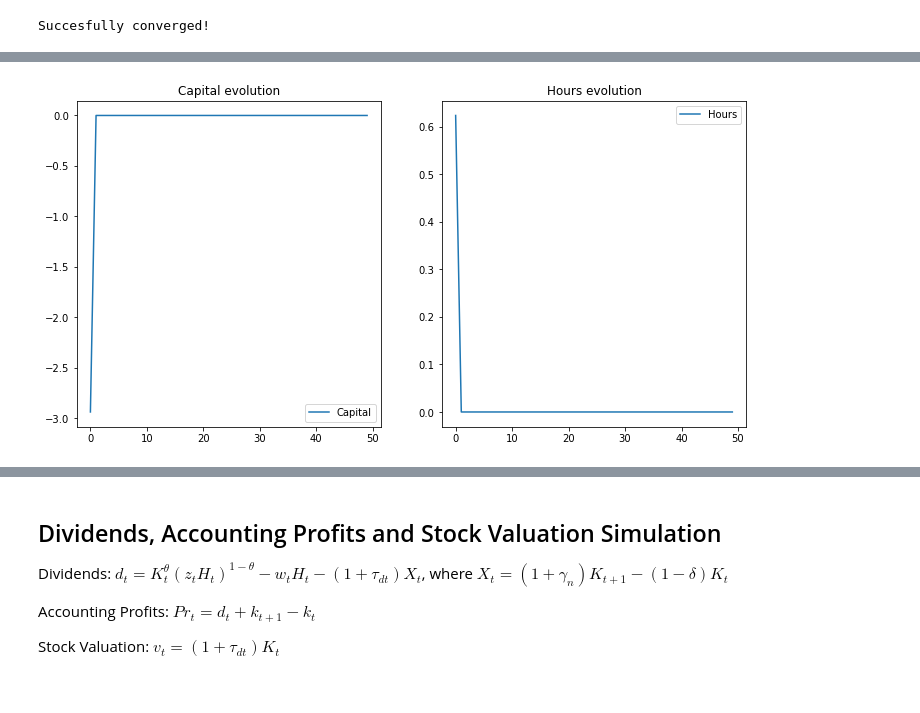
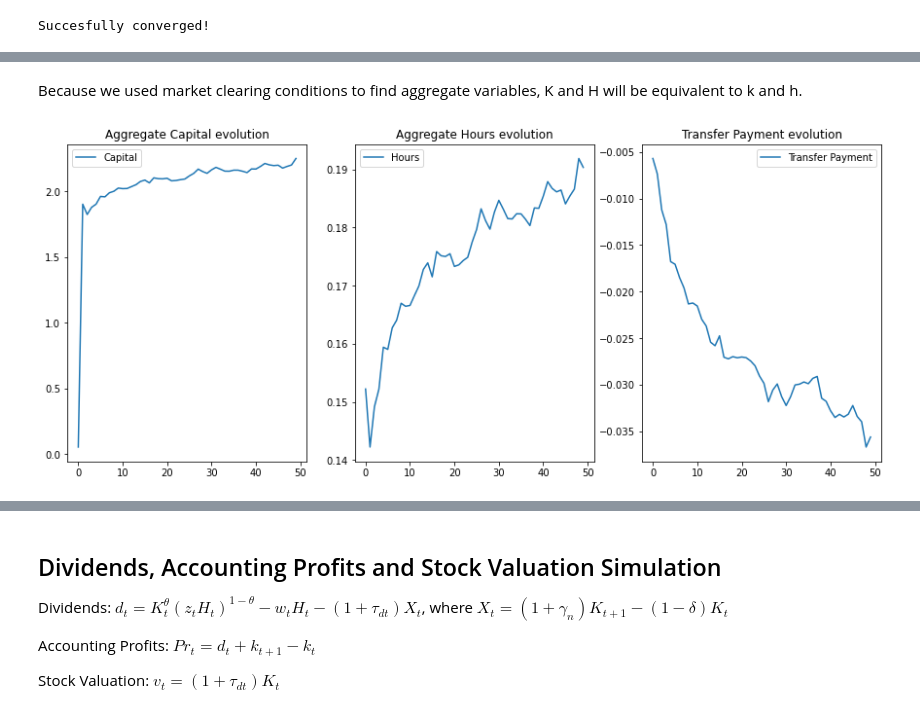
Before and after one commit to hamecetin/Quantitative-Methods-1, a Jupyter notebook: PS3/Homework_3_Econ8185_Hasan_Cetin.ipynb, the cells around one changed output, grey strips where cells are left out. Drawn from its saved outputs; the diff is of its cells as text; code cells hidden in the pictures.

```diff
--- a/PS3/Homework_3_Econ8185_Hasan_Cetin.ipynb
+++ b/PS3/Homework_3_Econ8185_Hasan_Cetin.ipynb
@@ -1165,13 +965,19 @@ And we will assume that the initial period the variables starts from their stead
 # %%
 Model = LQ()
 Model.convergence()
+
+def u(lnk, lnz, tc, th, td, tp, lng):
+    return - np.linalg.inv(Model.R + Model.W_z.T @ Model.Ψ) @ (Model.R @ Model.F + Model.W_y.T + Model.W_z.T @ Model.Θ) @ np.array([1, lnk, lnz, tc, th, td, tp, lng])
 
 Θ = Model.Θ
 Ψ = Model.Ψ
 P = Model.P
 F = Model.F
 
-time = 100
+time = 250
+
+#The shocks
+shocks = np.random.normal(loc=0.0, scale=0.01, size=(time, 6))
 
 #The variables
 τ_c = np.zeros(time)
@@ -1200,22 +1006,3 @@ K[0] = Model.ln_k_ss
 H[0] = Model.h_ss
 # %% [output]
 Succesfully converged!
-# %%
-for i in range(time-1):
-    τ_c[i+1] = Model.p_c * τ_c[i] + np.random.randn()
-    τ_h[i+1] = Model.p_h * τ_h[i] + np.random.randn()
-    τ_d[i+1] = Model.p_d * τ_d[i] + np.random.randn()
-    τ_p[i+1] = Model.p_p * τ_p[i] + np.random.randn()
-    ln_g[i+1] = Model.p_g * ln_g[i] + np.random.randn()
-    ln_z[i+1] = Model.p * ln_z[i] + np.random.randn()
-
-for i in range(time):
-    y = np.array([[1], [k[i] - Model.k_ss], [ln_z[i] - Model.ln_z_ss], [τ_c[i] - Model.τ_css], [τ_h[i]-Model.τ_css], [τ_d[i]-Model.τ_css], [τ_p[i]-Model.τ_css], [ln_g[i] - Model.ln_g_ss] ])
-    u = (-F @ y)
-
-    k[i+1] = u[0]
-    h[i] = u[1]
-
-    K[i] = (np.dot(Θ,y) + np.dot(Ψ,u))[0]
-    H[i] = (np.dot(Θ,y) + np.dot(Ψ,u))[1]
-    T[i] = (np.dot(Θ,y) + np.dot(Ψ,u))[2]
@@ -1240,0 +1065,2 @@ Why tax rates are not bounded by [0,1]? Because it was not assumed in the questi
+# %% [markdown]
+Because we used market clearing conditions to find aggregate variables, K and H will be equivalent to k and h.
@@ -1241,14 +1095,18 @@ Why tax rates are not bounded by [0,1]? Because it was not assumed in the questi
 # %%
-fig,ax = plt.subplots(1,2,figsize=(12,6))
+fig,ax = plt.subplots(1,3,figsize=(15,6))
 
-ax[0].plot(k[0:50], label='Capital')
-ax[0].set_title('Capital evolution')
+ax[0].plot(np.exp(K[0:50]), label='Capital')
+ax[0].set_title('Aggregate Capital evolution')
 ax[0].legend()
 
-ax[1].plot(h[0:50], label='Hours')
-ax[1].set_title('Hours evolution')
+ax[1].plot(H[0:50], label='Hours')
+ax[1].set_title('Aggregate Hours evolution')
 ax[1].legend()
 
+ax[2].plot(T[0:50], label='Transfer Payment')
+ax[2].set_title('Transfer Payment evolution')
+ax[2].legend()
+
 plt.show()
 # %% [output]
-[figure, old version]
+[figure, new version]
```
Also changed, not shown: parts of 47 cells of this notebook, 1 other file.
